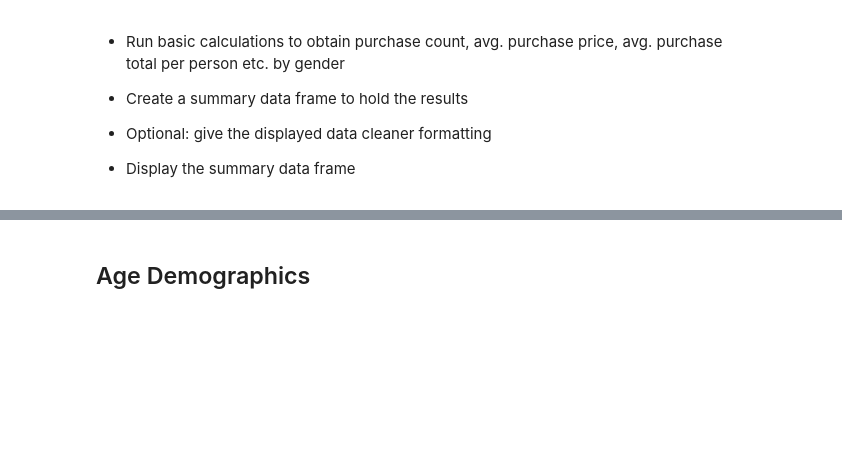
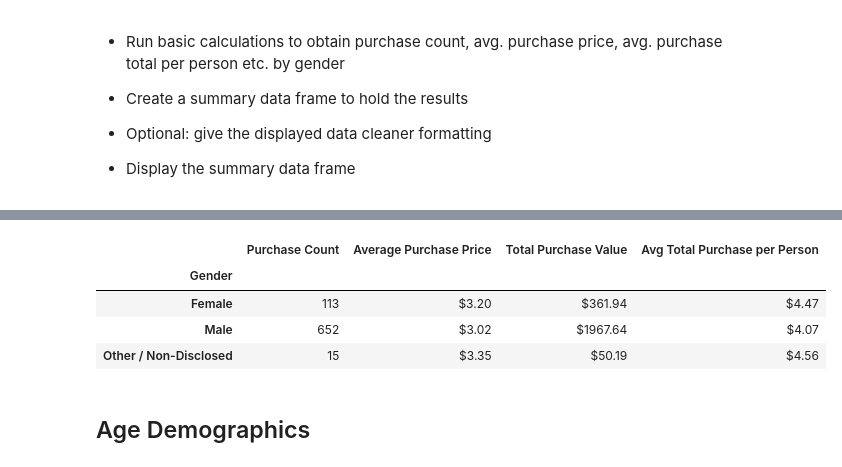
Before and after one commit to luchovzla/pandas-challenge, a Jupyter notebook: HeroesOfPymoli/HeroesOfPymoli_starter.ipynb, the cells around one changed output, grey strips where cells are left out. Cells and saved outputs as stored; diff of their text form; code cells hidden in the pictures; blank space fills up the shorter version.

```diff
--- a/HeroesOfPymoli/HeroesOfPymoli_starter.ipynb
+++ b/HeroesOfPymoli/HeroesOfPymoli_starter.ipynb
@@ -140,3 +131,40 @@ genderDemos
+# %%
+# Purchasing Analysis, by Gender
+
+# Group main dataframe by gender
+
+gender_purchase_data = purchase_data.groupby("Gender")
+
+# Calculate purchase metrics
+
+gender_list = gender_purchase_data["Gender"]
+gender_purchase_count = gender_purchase_data["Age"].count()
+gender_average_price = gender_purchase_data["Price"].mean()
+gender_total_revenue = gender_purchase_data["Price"].sum()
+
+# For the average per capita, we need to calculate the amount of unique SNs per gender
+
+gender_unique_sn = gender_purchase_data["SN"].nunique()
+gender_average_per_capita = gender_total_revenue / gender_unique_sn
+
+# Now we can assemble our purchases by gender summary
+
+gender_purchase_summary = pd.DataFrame({"Purchase Count": gender_purchase_count,
+                                        "Average Purchase Price": gender_average_price,
+                                        "Total Purchase Value": gender_total_revenue,
+                                        "Avg Total Purchase per Person": gender_average_per_capita})
+
+gender_purchase_summary["Average Purchase Price"] = gender_purchase_summary["Average Purchase Price"].map("${:.2f}".format)
+gender_purchase_summary["Total Purchase Value"] = gender_purchase_summary["Total Purchase Value"].map("${:.2f}".format)
+gender_purchase_summary["Avg Total Purchase per Person"] = gender_purchase_summary["Avg Total Purchase per Person"].map("${:.2f}".format)
+
+gender_purchase_summary
+# %% [output]
+|  | Purchase Count | Average Purchase Price | Total Purchase Value | Avg Total Purchase per Person |
+| Gender |  |  |  |  |
+| Female | 113 | $3.20 | $361.94 | $4.47 |
+| Male | 652 | $3.02 | $1967.64 | $4.07 |
+| Other / Non-Disclosed | 15 | $3.35 | $50.19 | $4.56 |
 # %% [markdown]
 ## Age Demographics
 # %% [markdown]
```
Also changed, not shown: parts of 8 cells of this notebook.
